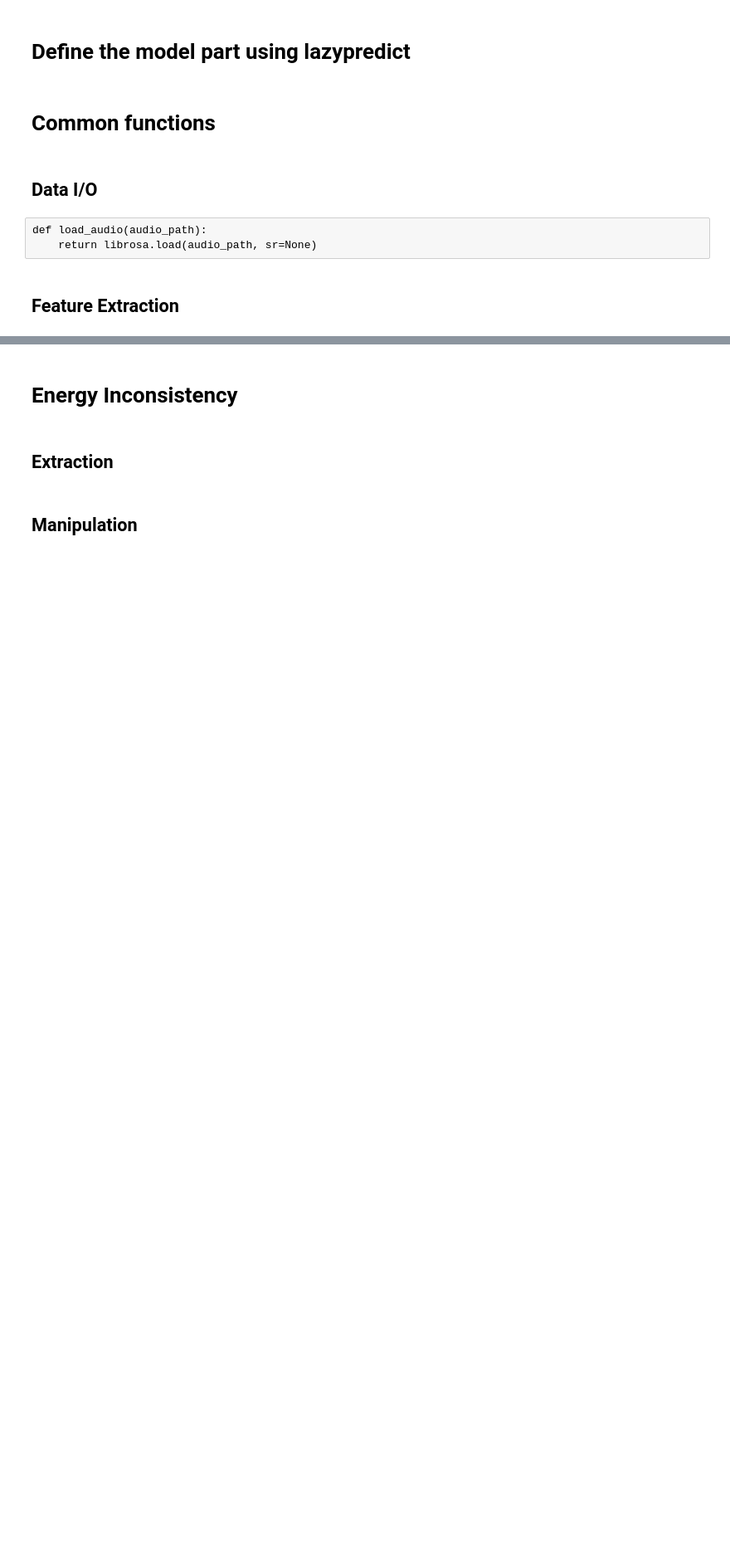
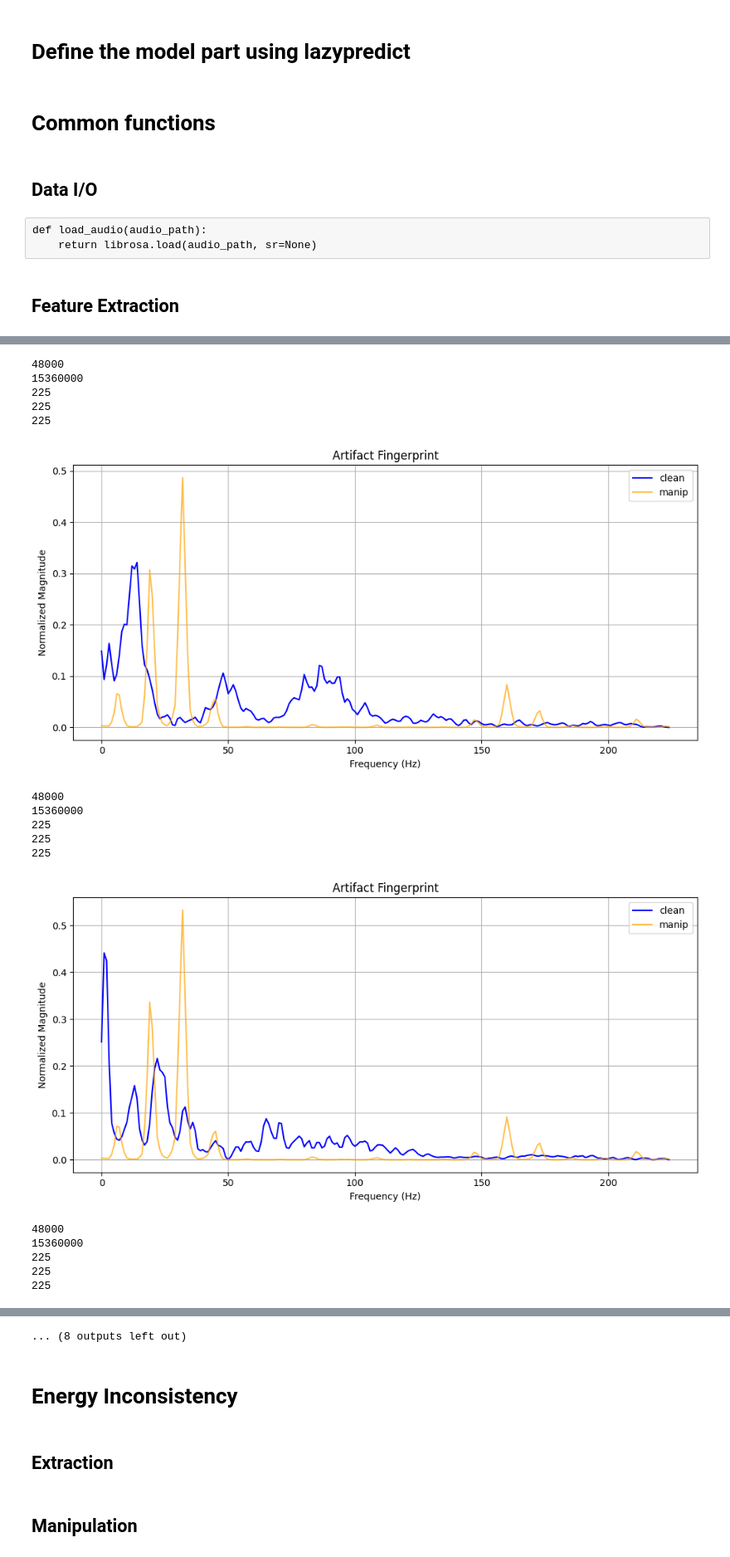
Before and after one commit to nii-yamagishilab/MoE-AntiDeepfake, a Jupyter notebook: notebooks/1c_new_modular_notebook.ipynb, the cells around one changed output, grey strips where cells are left out. Shown at 83% size. Cells and saved outputs as stored; diff of their text form; code cells hidden in the pictures; blank space fills up the shorter version.

```diff
--- a/notebooks/1c_new_modular_notebook.ipynb
+++ b/notebooks/1c_new_modular_notebook.ipynb
@@ -174,0 +285,54 @@ def feat_pipeline(file_list, mod_extraction, mod_manipulation, feat_name, debug=
+# %%
+baseline_win = 128
+fmin = 1000
+fmax = 8000
+# %%
+for index in range(10):
+    wav, sr = load_audio(selected_real[index])
+    wav = prepare_audio_window(torch.tensor(wav), max_len=48000, is_eval=True)
+    print(len(wav))
+
+    wav_fake, sr = load_audio(selected_fake[index])
+    wav_fake = prepare_audio_window(torch.tensor(wav_fake), max_len=48000, is_eval=True)
+
+    wav_mod = simulate_multilayer(wav.numpy())
+    print(len(wav_mod))
+
+    feat = artifact_fingerprint(wav, baseline_win=baseline_win, fmin=fmin, fmax=fmax)
+    feat_mod = artifact_fingerprint(wav_mod, baseline_win=baseline_win, fmin=fmin, fmax=fmax)
+    feat_fake = artifact_fingerprint(wav_fake, baseline_win=baseline_win, fmin=fmin, fmax=fmax)
+    freqs = fingerprint_frequencies(sr=16000, n_fft=2048, fmin=fmin, fmax=fmax)
+
+    print(len(feat))
+    print(len(feat_mod))
+    print(len(feat_fake))
+
+    plt.figure(figsize=(10, 5))
+    plt.plot(feat, label="clean", color="blue")
+    plt.plot(feat_mod, label="manip", color="orange", alpha=0.7)
+    #plt.plot(feat_fake, label="fake", color="red", alpha=0.7)
+    plt.xlabel("Frequency (Hz)")
+    plt.ylabel("Normalized Magnitude")
+    plt.title("Artifact Fingerprint")
+    plt.legend()
+    plt.grid(True)
+    plt.tight_layout()
+    plt.show()
+# %% [output]
+48000
+15360000
+225
+225
+225
+[figure, added]
+48000
+15360000
+225
+225
+225
+[figure, added]
+48000
+15360000
+225
+225
+225
@@ -175,3 +358,4 @@ def feat_pipeline(file_list, mod_extraction, mod_manipulation, feat_name, debug=
+... (8 outputs left out)
 # %% [markdown]
 # Energy Inconsistency
 # %% [markdown]
```
Also changed, not shown: parts of 5 cells of this notebook, 26 other files.
